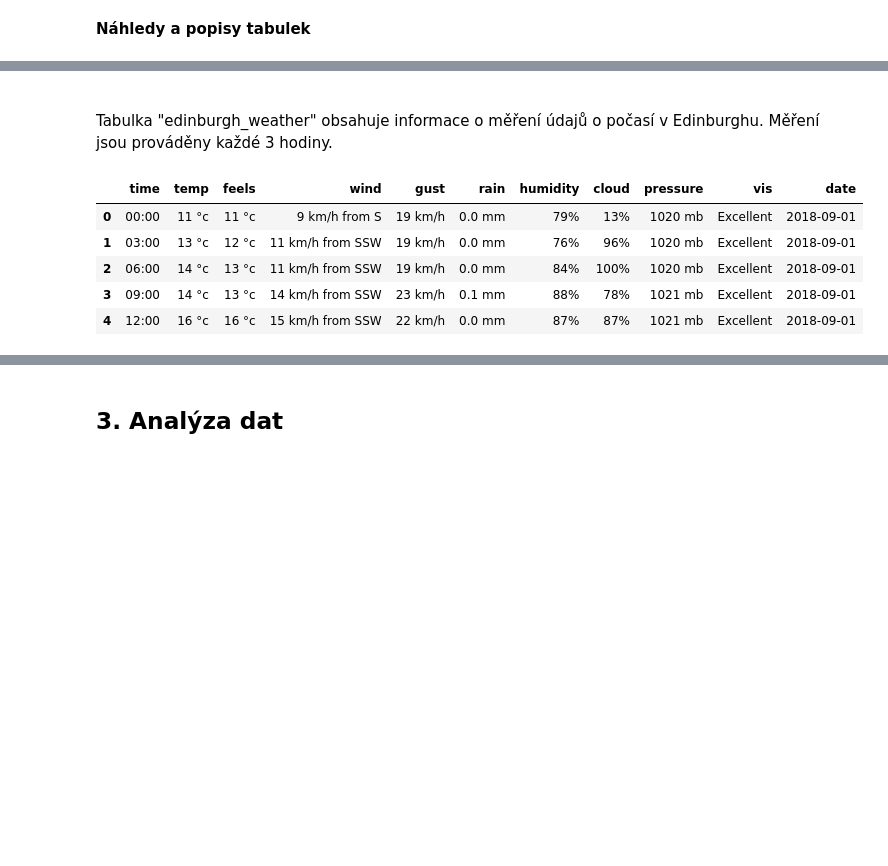
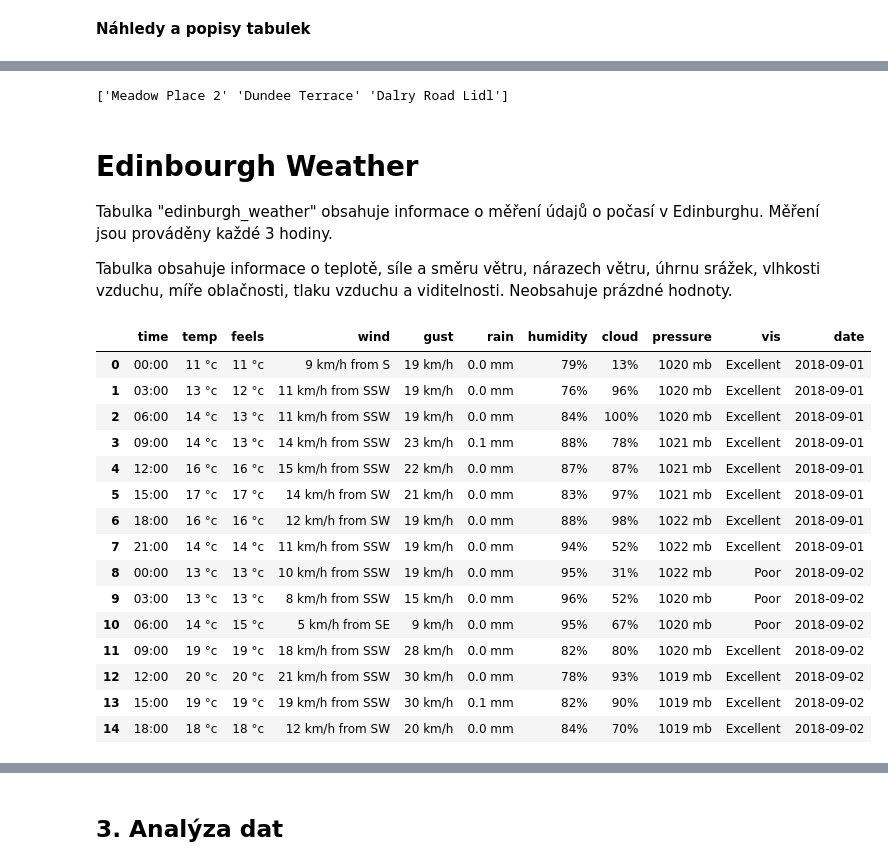
Before and after one commit to EllFox/Python_Bikes_in_Edinburgh_Analysis, a Jupyter notebook: Python_projekt.ipynb, the cells around one changed output, grey strips where cells are left out. Cells and saved outputs as stored; diff of their text form; code cells hidden in the pictures; blank space fills up the shorter version.

```diff
--- a/Python_projekt.ipynb
+++ b/Python_projekt.ipynb
@@ -60,5 +84,8 @@ from math import acos, cos, sin, sqrt
 # %%
 conn_string = "mysql+pymysql://data-student:u9AB6hWGsNkNcRDm@data.engeto.com/data_academy_02_2022"
 engeto_data_conn = sqlalchemy.create_engine(conn_string)
+
+query_bikes = "https://drive.google.com/file/d/1r-bF5DHghpXzV79g3IDPnEf4wBk7sSbS/view?usp=sharing"
+query_weather = "https://drive.google.com/file/d/19fp5dNLW2vH_0hFY24pHqU953ZwiV-2x/view?usp=sharing"
 # %% [markdown]
 **Export dat z DB a uložení tabulek do Pandas dataframů**
@@ -74,9 +91,0 @@ df_bikes = pd.read_sql(query_bikes, engeto_data_conn)
-# %%
-query_weather = """
-  SELECT
-    *
-  FROM
-    edinburgh_weather
-                """
-
-df_weather = pd.read_sql(query_weather, engeto_data_conn)
@@ -83,3 +96,7 @@ df_weather = pd.read_sql(query_weather, engeto_data_conn)
+# %%
+PathWeather = 'https://drive.google.com/uc?export=download&id='+query_weather.split('/')[-2]
+
+df_weather = pd.read_csv(PathWeather,float_precision='high')
 # %% [markdown]
 **Náhledy a popisy tabulek**
 # %% [markdown]
@@ -99,12 +234,29 @@ df_bikes.head()
+# %%
+MissingDescriptions = df_bikes.loc[df_bikes['end_station_description'].isna(),"end_station_name"]
+print(MissingDescriptions.unique())
+# %% [output]
+['Meadow Place 2' 'Dundee Terrace' 'Dalry Road Lidl']
 # %% [markdown]
-<br></br>
+# **Edinbourgh Weather**
 Tabulka "edinburgh_weather" obsahuje informace o měření údajů o počasí v Edinburghu. Měření jsou prováděny každé 3 hodiny.
+
+Tabulka obsahuje informace o teplotě, síle a směru větru, nárazech větru, úhrnu srážek, vlhkosti vzduchu, míře oblačnosti, tlaku vzduchu a viditelnosti. Neobsahuje prázdné hodnoty.
 # %%
-df_weather.head()
+df_weather.head(15)
 # %% [output]
 |  | time | temp | feels | wind | gust | rain | humidity | cloud | pressure | vis | date |
 | 0 | 00:00 | 11 °c | 11 °c | 9 km/h from S | 19 km/h | 0.0 mm | 79% | 13% | 1020 mb | Excellent | 2018-09-01 |
 | 1 | 03:00 | 13 °c | 12 °c | 11 km/h from SSW | 19 km/h | 0.0 mm | 76% | 96% | 1020 mb | Excellent | 2018-09-01 |
 | 2 | 06:00 | 14 °c | 13 °c | 11 km/h from SSW | 19 km/h | 0.0 mm | 84% | 100% | 1020 mb | Excellent | 2018-09-01 |
 | 3 | 09:00 | 14 °c | 13 °c | 14 km/h from SSW | 23 km/h | 0.1 mm | 88% | 78% | 1021 mb | Excellent | 2018-09-01 |
 | 4 | 12:00 | 16 °c | 16 °c | 15 km/h from SSW | 22 km/h | 0.0 mm | 87% | 87% | 1021 mb | Excellent | 2018-09-01 |
+| 5 | 15:00 | 17 °c | 17 °c | 14 km/h from SW | 21 km/h | 0.0 mm | 83% | 97% | 1021 mb | Excellent | 2018-09-01 |
+| 6 | 18:00 | 16 °c | 16 °c | 12 km/h from SW | 19 km/h | 0.0 mm | 88% | 98% | 1022 mb | Excellent | 2018-09-01 |
+| 7 | 21:00 | 14 °c | 14 °c | 11 km/h from SSW | 19 km/h | 0.0 mm | 94% | 52% | 1022 mb | Excellent | 2018-09-01 |
+| 8 | 00:00 | 13 °c | 13 °c | 10 km/h from SSW | 19 km/h | 0.0 mm | 95% | 31% | 1022 mb | Poor | 2018-09-02 |
+| 9 | 03:00 | 13 °c | 13 °c | 8 km/h from SSW | 15 km/h | 0.0 mm | 96% | 52% | 1020 mb | Poor | 2018-09-02 |
+| 10 | 06:00 | 14 °c | 15 °c | 5 km/h from SE | 9 km/h | 0.0 mm | 95% | 67% | 1020 mb | Poor | 2018-09-02 |
+| 11 | 09:00 | 19 °c | 19 °c | 18 km/h from SSW | 28 km/h | 0.0 mm | 82% | 80% | 1020 mb | Excellent | 2018-09-02 |
+| 12 | 12:00 | 20 °c | 20 °c | 21 km/h from SSW | 30 km/h | 0.0 mm | 78% | 93% | 1019 mb | Excellent | 2018-09-02 |
+| 13 | 15:00 | 19 °c | 19 °c | 19 km/h from SSW | 30 km/h | 0.1 mm | 82% | 90% | 1019 mb | Excellent | 2018-09-02 |
+| 14 | 18:00 | 18 °c | 18 °c | 12 km/h from SW | 20 km/h | 0.0 mm | 84% | 70% | 1019 mb | Excellent | 2018-09-02 |
```
Also changed, not shown: parts of 43 cells of this notebook.
